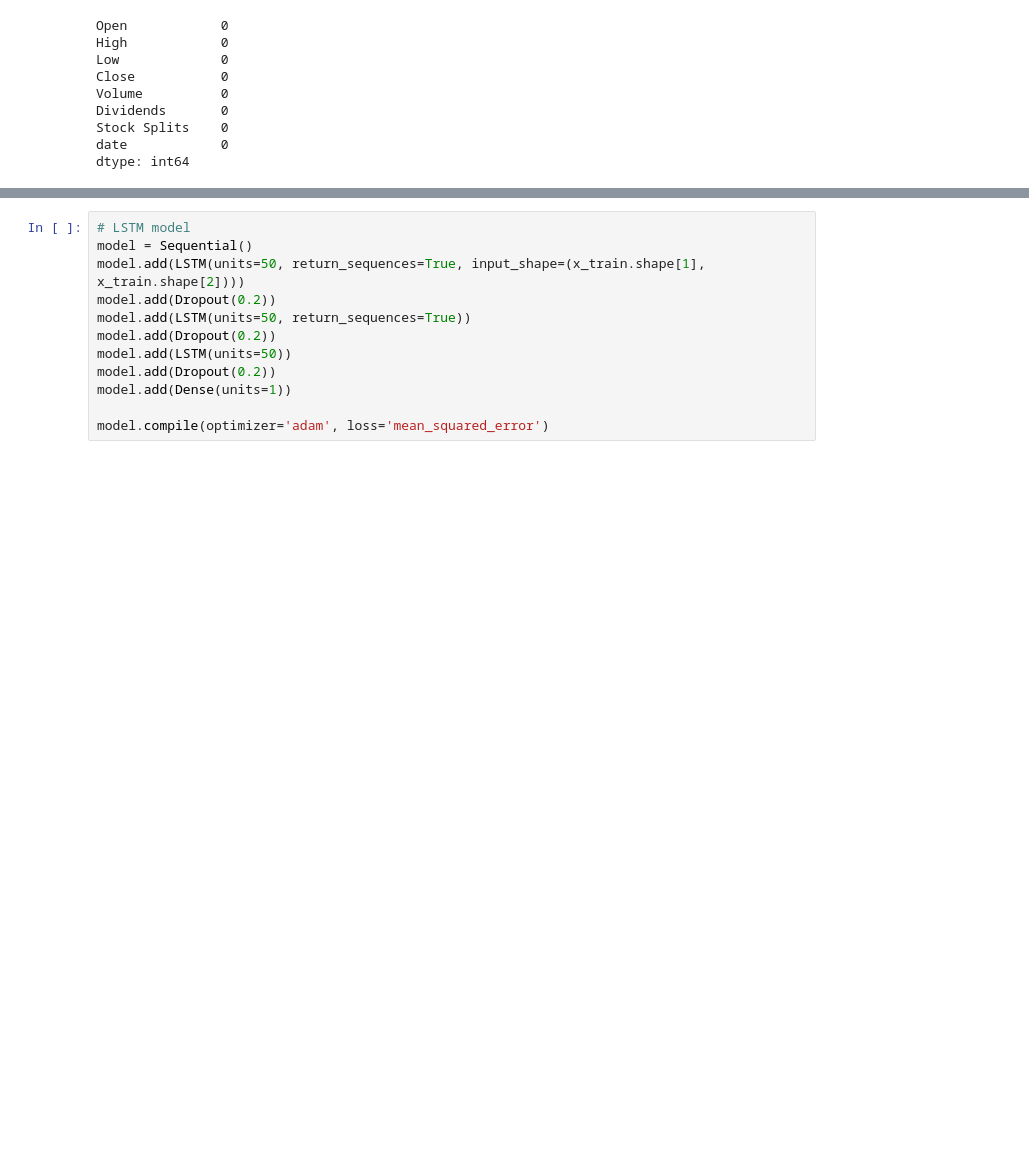
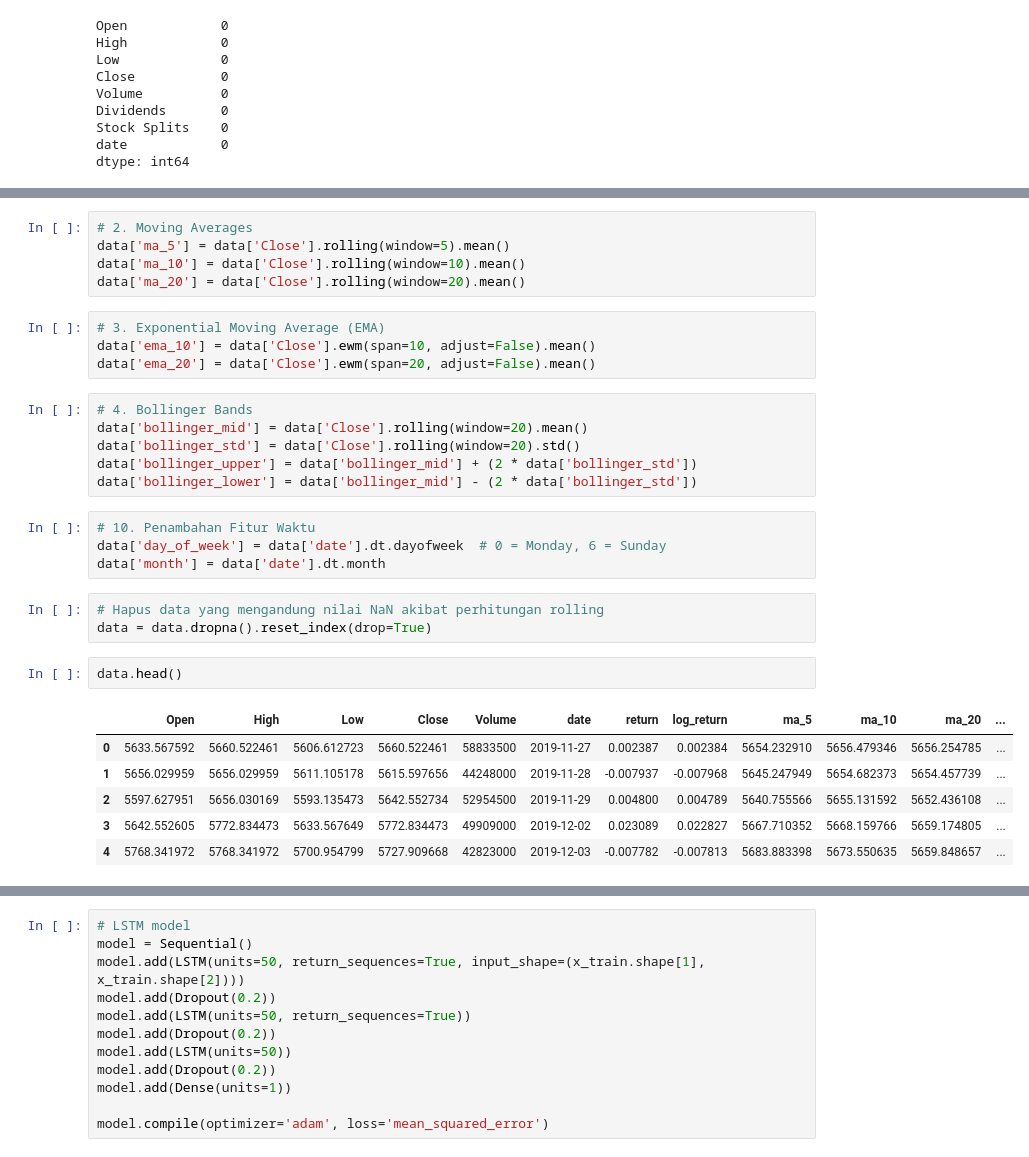
Before and after one commit to vannndar/Generative-AI-Saham, a Jupyter notebook: yfinance/lstmStockOnly.ipynb, the cells around one changed output, grey strips where cells are left out. Saved outputs shown, nothing was run; the diff lists cells and outputs as text; blank space fills up the shorter version.

```diff
--- a/yfinance/lstmStockOnly.ipynb
+++ b/yfinance/lstmStockOnly.ipynb
@@ -56,0 +83,31 @@ data = data[['Open', 'High', 'Low', 'Close', 'Volume']]
+# %%
+# 2. Moving Averages
+data['ma_5'] = data['Close'].rolling(window=5).mean()
+data['ma_10'] = data['Close'].rolling(window=10).mean()
+data['ma_20'] = data['Close'].rolling(window=20).mean()
+# %%
+# 3. Exponential Moving Average (EMA)
+data['ema_10'] = data['Close'].ewm(span=10, adjust=False).mean()
+data['ema_20'] = data['Close'].ewm(span=20, adjust=False).mean()
+# %%
+# 4. Bollinger Bands
+data['bollinger_mid'] = data['Close'].rolling(window=20).mean()
+data['bollinger_std'] = data['Close'].rolling(window=20).std()
+data['bollinger_upper'] = data['bollinger_mid'] + (2 * data['bollinger_std'])
+data['bollinger_lower'] = data['bollinger_mid'] - (2 * data['bollinger_std'])
+# %%
+# 10. Penambahan Fitur Waktu
+data['day_of_week'] = data['date'].dt.dayofweek  # 0 = Monday, 6 = Sunday
+data['month'] = data['date'].dt.month
+# %%
+# Hapus data yang mengandung nilai NaN akibat perhitungan rolling
+data = data.dropna().reset_index(drop=True)
+# %%
+data.head()
+# %% [output]
+|  | Open | High | Low | Close | Volume | date | return | log_return | ma_5 | ma_10 | ma_20 | ... |
+| 0 | 5633.567592 | 5660.522461 | 5606.612723 | 5660.522461 | 58833500 | 2019-11-27 | 0.002387 | 0.002384 | 5654.232910 | 5656.479346 | 5656.254785 | ... |
+| 1 | 5656.029959 | 5656.029959 | 5611.105178 | 5615.597656 | 44248000 | 2019-11-28 | -0.007937 | -0.007968 | 5645.247949 | 5654.682373 | 5654.457739 | ... |
+| 2 | 5597.627951 | 5656.030169 | 5593.135473 | 5642.552734 | 52954500 | 2019-11-29 | 0.004800 | 0.004789 | 5640.755566 | 5655.131592 | 5652.436108 | ... |
+| 3 | 5642.552605 | 5772.834473 | 5633.567649 | 5772.834473 | 49909000 | 2019-12-02 | 0.023089 | 0.022827 | 5667.710352 | 5668.159766 | 5659.174805 | ... |
+| 4 | 5768.341972 | 5768.341972 | 5700.954799 | 5727.909668 | 42823000 | 2019-12-03 | -0.007782 | -0.007813 | 5683.883398 | 5673.550635 | 5659.848657 | ... |
```
Also changed, not shown: parts of 31 cells of this notebook.
